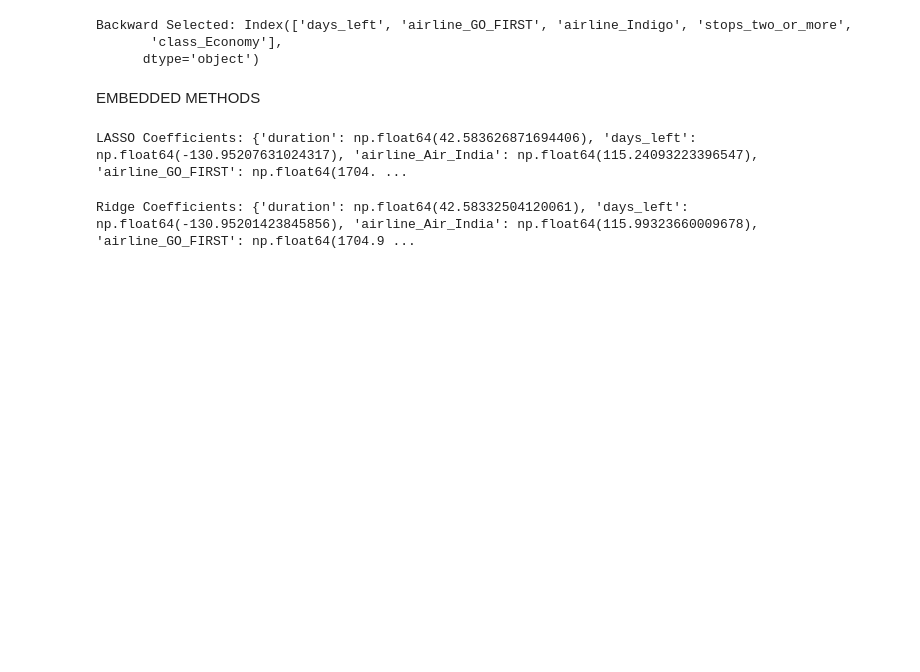
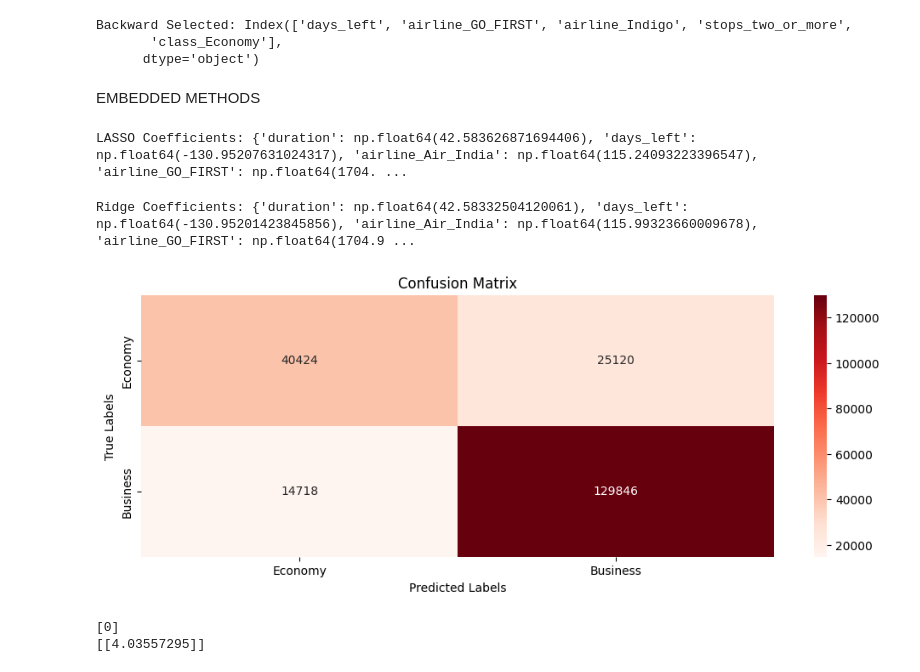
Before and after one commit to PochampellyDeekshitha/MachineLearning, a Jupyter notebook: ML_Week4.ipynb, the cells around one changed output. Cells and saved outputs as stored; diff of their text form; code cells hidden in the pictures; blank space fills up the shorter version.

```diff
--- a/ML_Week4.ipynb
+++ b/ML_Week4.ipynb
@@ -269,0 +278,42 @@ Ridge Coefficients: {'duration': np.float64(42.58332504120061), 'days_left': np.
+# %%
+scaler = StandardScaler()
+X_scaled = scaler.fit_transform(X_clf)
+
+pca = PCA(n_components=2)
+X_pca = pca.fit_transform(X_scaled)
+
+X_train, X_test, y_train, y_test = train_test_split(X_pca, y_clf, test_size=0.7, random_state=42)
+
+model = LogisticRegression()
+model.fit(X_train, y_train)
+y_pred = model.predict(X_test)
+
+cm = confusion_matrix(y_test, y_pred)
+plt.figure(figsize=(12,4))
+sns.heatmap(cm, annot=True, fmt='d', cmap='Reds',
+            xticklabels=['Economy', 'Business'],
+            yticklabels=['Economy', 'Business'])
+plt.title('Confusion Matrix')
+plt.xlabel('Predicted Labels')
+plt.ylabel('True Labels')
+plt.show()
+# %% [output]
+[figure, added]
+# %%
+import numpy
+X = numpy.array([3.78, 2.44, 2.09, 0.14, 1.72, 1.65, 4.92, 4.37, 4.96, 4.52,3.69, 5.88]).reshape(-1,1)
+y = numpy.array([0, 0, 0, 0, 0, 0, 1, 1, 1, 1, 1, 1])
+from sklearn import linear_model
+logr = linear_model.LogisticRegression()
+logr.fit(X,y)          #train X and target y
+predicted = logr.predict(numpy.array([3.46]).reshape(-1,1))
+print(predicted)
+log_odds = logr.coef_ * X + logr.intercept_
+odds = numpy.exp(log_odds)
+probability = odds / (1 + odds)
+log_odds = logr.coef_
+odds = numpy.exp(log_odds)
+print(odds)
+# %% [output]
+[0]
+[[4.03557295]]
```
Also changed, not shown: parts of 13 cells of this notebook.
